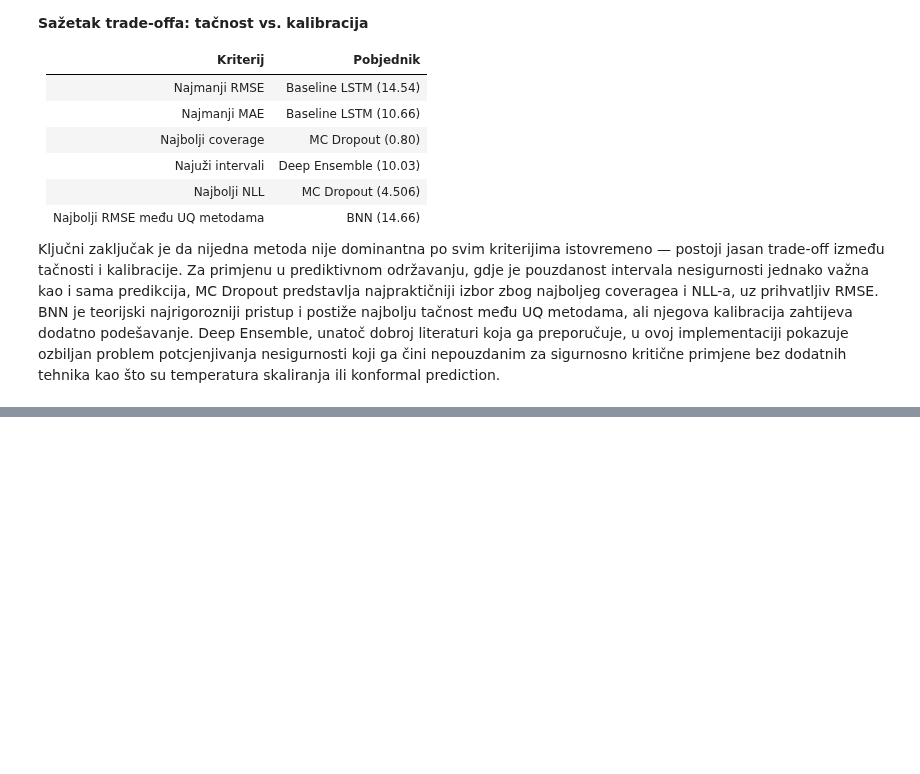
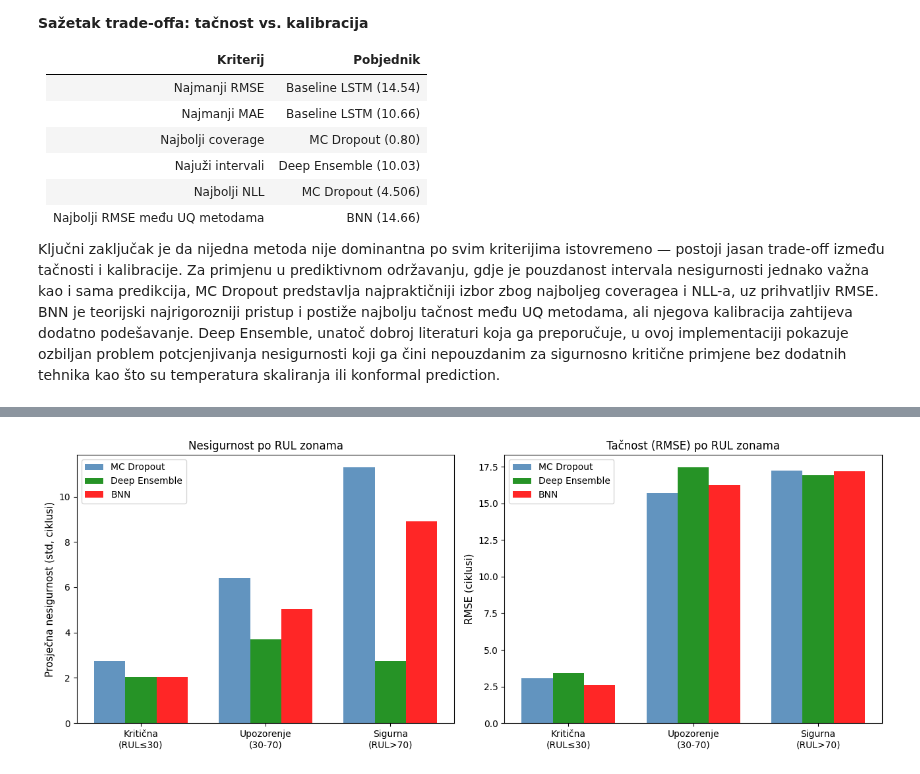
Before and after one commit to mdzafic/uq-predictive-maintenance-framework, a Jupyter notebook: code/Završni_rad_(radni_notebook)_–_Muhamed_Džafić.ipynb, the cells around one changed output, grey strips where cells are left out. Cells and saved outputs as stored; diff of their text form; code cells hidden in the pictures; blank space fills up the shorter version.

```diff
--- a/code/Završni_rad_(radni_notebook)_–_Muhamed_Džafić.ipynb
+++ b/code/Završni_rad_(radni_notebook)_–_Muhamed_Džafić.ipynb
@@ -1180,0 +1419,48 @@ ili konformal prediction.
+# %%
+# Vizualizacija: nesigurnost i RMSE po zonama
+zone_names  = ['Kritična\n(RUL≤30)', 'Upozorenje\n(30-70)', 'Sigurna\n(RUL>70)']
+zone_colors = ['#d62728', '#ff7f0e', '#2ca02c']
+
+fig, axes = plt.subplots(1, 2, figsize=(13, 5))
+
+# Subplot 1: Prosječna nesigurnost po zoni
+models_data = {
+    'MC Dropout': zone_mc['Prosj. std (nesigurnost)'].values,
+    'Deep Ensemble': zone_ens['Prosj. std (nesigurnost)'].values,
+    'BNN': zone_bnn['Prosj. std (nesigurnost)'].values
+}
+x_pos = np.arange(len(zone_names))
+width = 0.25
+colors_models = ['steelblue', 'green', 'red']
+
+for i, (model_nm, vals) in enumerate(models_data.items()):
+    axes[0].bar(x_pos + i*width, vals, width,
+                label=model_nm, color=colors_models[i], alpha=0.85)
+
+axes[0].set_xticks(x_pos + width)
+axes[0].set_xticklabels(zone_names, fontsize=10)
+axes[0].set_ylabel('Prosječna nesigurnost (std, ciklusi)', fontsize=11)
+axes[0].set_title('Nesigurnost po RUL zonama', fontsize=12)
+axes[0].legend(fontsize=10)
+
+# Subplot 2: RMSE po zoni
+models_rmse = {
+    'MC Dropout': zone_mc['RMSE'].values,
+    'Deep Ensemble': zone_ens['RMSE'].values,
+    'BNN': zone_bnn['RMSE'].values
+}
+
+for i, (model_nm, vals) in enumerate(models_rmse.items()):
+    axes[1].bar(x_pos + i*width, vals, width,
+                label=model_nm, color=colors_models[i], alpha=0.85)
+
+axes[1].set_xticks(x_pos + width)
+axes[1].set_xticklabels(zone_names, fontsize=10)
+axes[1].set_ylabel('RMSE (ciklusi)', fontsize=11)
+axes[1].set_title('Tačnost (RMSE) po RUL zonama', fontsize=12)
+axes[1].legend(fontsize=10)
+
+plt.tight_layout()
+plt.show()
+# %% [output]
+[figure, added]
```
Also changed, not shown: parts of 57 cells of this notebook, 2 other files.
